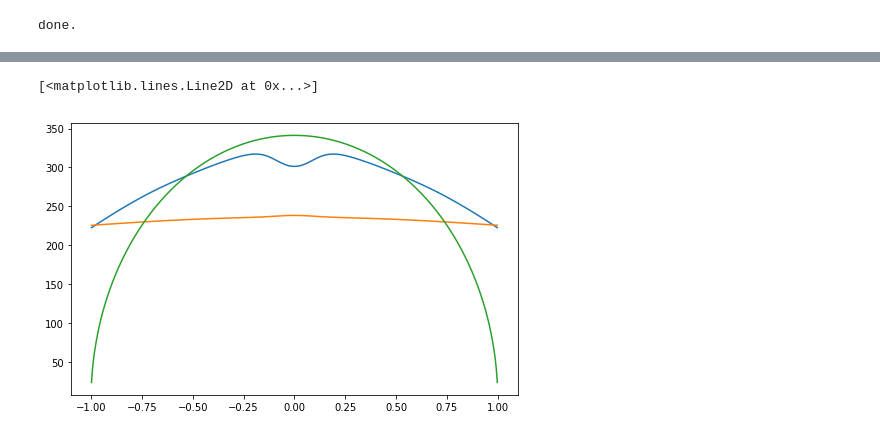
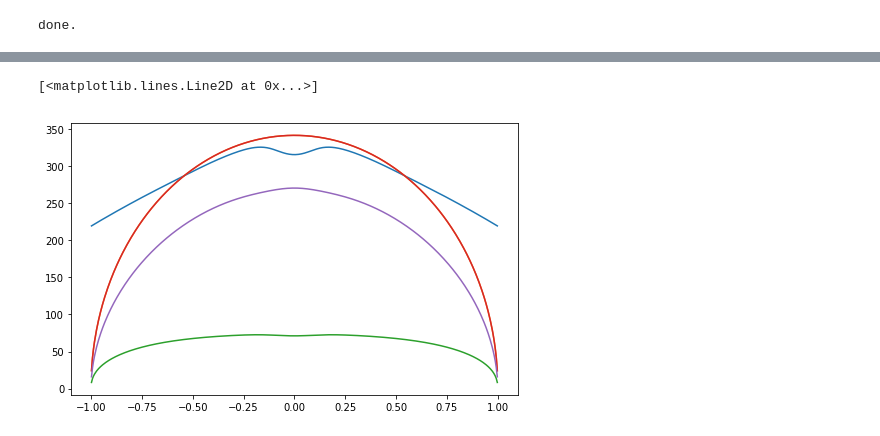
Before and after one commit to fagan2888/EBM, a Jupyter notebook: CliMT_tests.ipynb, the cells around one changed output, grey strips where cells are left out. Cells and saved outputs as stored; diff of their text form; code cells hidden in the pictures.

Commit message:
new climt

```diff
--- a/CliMT_tests.ipynb
+++ b/CliMT_tests.ipynb
@@ -238,23 +238,24 @@ def humidsat(t, p):
 RH = 0.8
 
 longwave_radiation = climt.RRTMGLongwave(cloud_overlap_method='clear_only')
-shortwave_radiation = climt.RRTMGShortwave(cloud_overlap_method='clear_only', use_solar_constant_from_fortran=True, solar_variability_method=-1, ignore_day_of_year=True)
+shortwave_radiation = climt.RRTMGShortwave(cloud_overlap_method='clear_only', ignore_day_of_year=True)
 
 N_pts = 401
 nLevels = 30
 dx = 2 / N_pts
 sin_lats = np.linspace(-1 + dx/2, 1 - dx/2, N_pts)
 lats = np.arcsin(sin_lats)
-state = climt.get_default_state([shortwave_radiation, longwave_radiation], x={},
-                y={'label' : 'latitude', 'values': lats, 'units' : 'radians'},
-                mid_levels={'label' : 'mid_levels', 'values': np.arange(nLevels), 'units' : ''},
-                interface_levels={'label' : 'interface_levels', 'values': np.arange(nLevels+1), 'units' : ''}
-                )
+
+grid = climt.get_grid(nx=1, ny=N_pts, nz=nLevels)
+grid["latitude"].values[:] = np.rad2deg(lats).reshape((N_pts, 1))
+state = climt.get_default_state([shortwave_radiation, longwave_radiation], grid_state=grid)
+state["zenith_angle"].values[:] = lats.reshape((N_pts, 1))
+
 low = 270
 high = 305
 T = 2/3*high + 1/3*low - 2/3 * (high-low) * 1/2 * (3 * sin_lats**2 - 1)
-state['surface_temperature'].values[0, :] = T
-pressures = state['air_pressure'].values[0, 0, :]
+state['surface_temperature'].values[:] = T.reshape((N_pts, 1))
+pressures = state['air_pressure'].values[:, 0, 0]
 
 # Create the 2d interpolation function: gives function T_moist(T_surf, p)
 moist_data = np.load('data/moist_adiabat_data.npz')
@@ -267,7 +268,7 @@ Tdata = np.flip(Tdata, axis=1)
 interpolated_moist_adiabat = RectBivariateSpline(Tsample, pressures_flipped, Tdata)
 
 Tgrid = np.repeat(T, nLevels).reshape( (N_pts, nLevels) )
-state['air_temperature'].values[0, :, :] = interpolated_moist_adiabat.ev(Tgrid, pressures)
+state['air_temperature'].values[:, :, 0] = interpolated_moist_adiabat.ev(Tgrid, pressures).T
 
 # Vertical RH profile
 RH_dist = RH * np.ones( (N_pts, nLevels) )
@@ -292,13 +293,14 @@ def shift_dist(RH_dist, lat_center):
 RH_dist = shift_dist(RH_dist, lat_efe)
 
 # specific humidity
-state['specific_humidity'].values[0, :, :] = RH_dist * humidsat(state['air_temperature'].values[0, :, :], pressures / 100)[1]
+state['specific_humidity'].values[:, :, 0] = RH_dist.T * humidsat(state['air_temperature'].values[:, :, 0], state['air_pressure'].values[:, :, 0] / 100)[1]
 
-# alb = 0.2725
-# state['surface_albedo_for_diffuse_near_infrared'].values[:] = alb
-# state['surface_albedo_for_direct_near_infrared'].values[:] = alb
-# state['surface_albedo_for_diffuse_shortwave'].values[:] = alb
-# state['surface_albedo_for_direct_shortwave'].values[:] = alb
+alb = 0.2725
+# alb = 0.06
+state['surface_albedo_for_diffuse_near_infrared'].values[:] = alb
+state['surface_albedo_for_direct_near_infrared'].values[:] = alb
+state['surface_albedo_for_diffuse_shortwave'].values[:] = alb
+state['surface_albedo_for_direct_shortwave'].values[:] = alb
 
 longwave_tendencies, longwave_diagnostics = longwave_radiation(state)
 shortwave_tendencies, shortwave_diagnostics = shortwave_radiation(state)
@@ -354,9 +311,11 @@ Attributes:
 # %%
 f, ax = plt.subplots(1, figsize=(8,5))
 
-ax.plot(sin_lats, longwave_diagnostics['upwelling_longwave_flux_in_air_assuming_clear_sky'].values[0, :, -1])
-ax.plot(sin_lats, shortwave_diagnostics['downwelling_shortwave_flux_in_air_assuming_clear_sky'].values[0, :, -1] / 4 - shortwave_diagnostics['upwelling_shortwave_flux_in_air_assuming_clear_sky'].values[0, :, -1])
-ax.plot(sin_lats, 1365/4 * np.cos(lats))
+ax.plot(sin_lats, longwave_diagnostics['upwelling_longwave_flux_in_air_assuming_clear_sky'].values[-1, :, 0])
+ax.plot(sin_lats, 0.25 * shortwave_diagnostics['downwelling_shortwave_flux_in_air_assuming_clear_sky'].values[-1, :, 0])
+ax.plot(sin_lats, 0.25 * shortwave_diagnostics['upwelling_shortwave_flux_in_air_assuming_clear_sky'].values[-1, :, 0])
+ax.plot(sin_lats, 1367 / 4 * np.cos(lats))
+ax.plot(sin_lats, 0.25 * shortwave_diagnostics['downwelling_shortwave_flux_in_air_assuming_clear_sky'].values[-1, :, 0] - 0.25 * shortwave_diagnostics['upwelling_shortwave_flux_in_air_assuming_clear_sky'].values[-1, :, 0])
 # %% [output]
 [<matplotlib.lines.Line2D at 0x...>]
-[figure, old version]
+[figure, new version]
```
Also changed, not shown: parts of 7 cells of this notebook, 2 other files.
